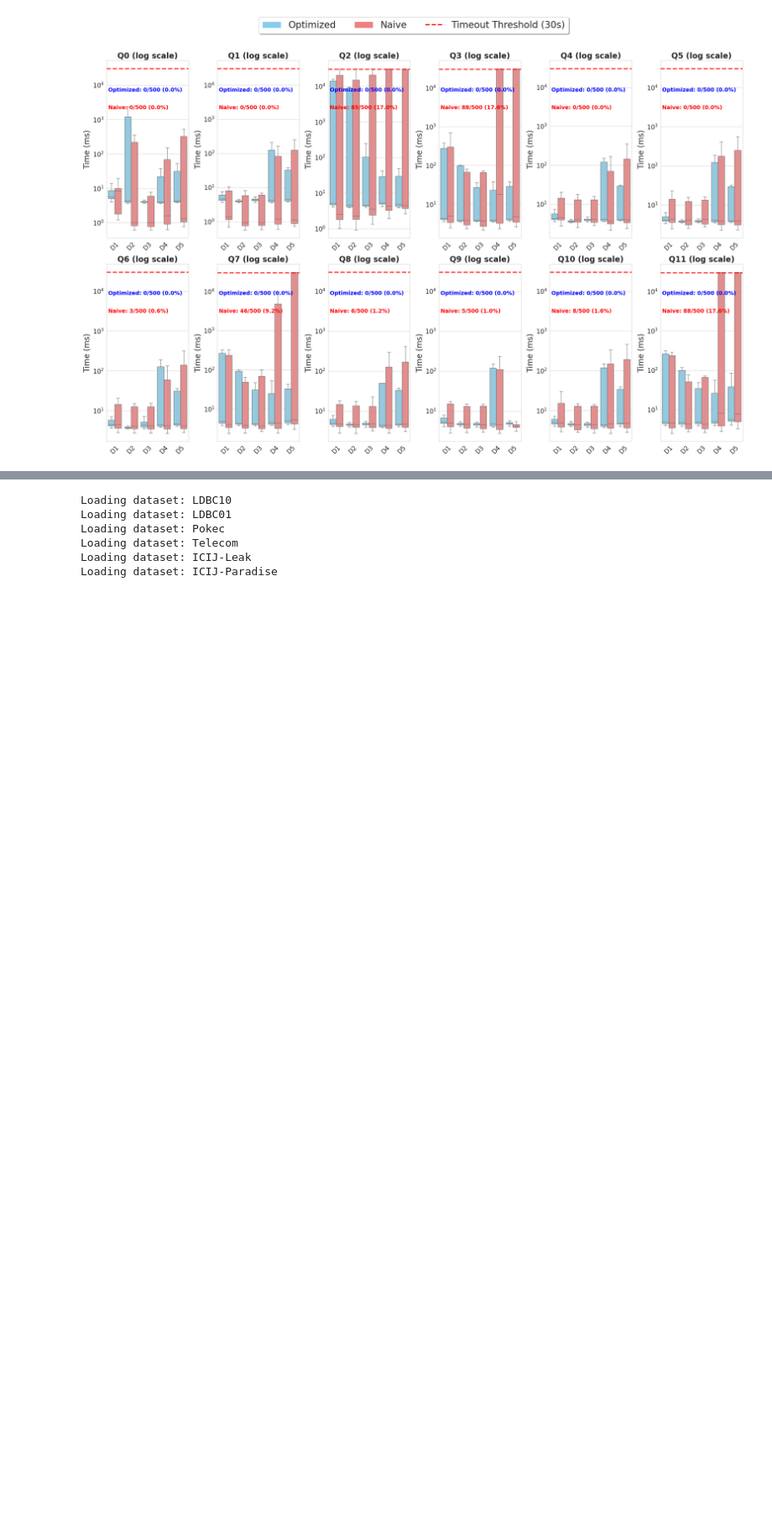
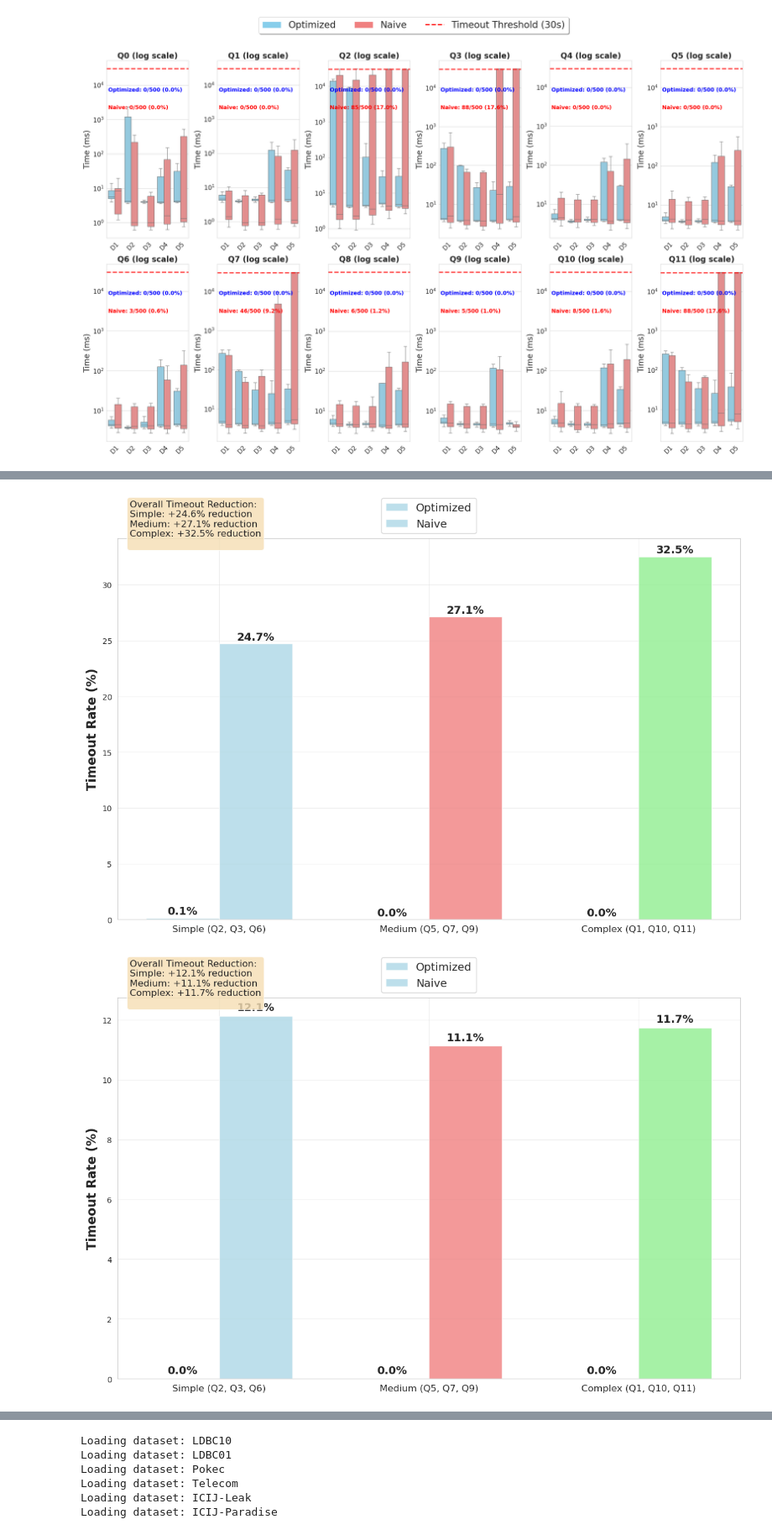
Before and after one commit to Wanshuiquan/MillenniumDB, a Jupyter notebook: evaluation/refine-case-study/case-studies.ipynb, the cells around one changed output, grey strips where cells are left out. Shown at 84% size. Saved outputs shown, nothing was run; the diff lists cells and outputs as text; code cells hidden in the pictures; blank space fills up the shorter version.

```diff
--- a/evaluation/refine-case-study/case-studies.ipynb
+++ b/evaluation/refine-case-study/case-studies.ipynb
@@ -748,0 +767,7 @@ plot_timeout_by_data_constraint("telecom/telecom_statistic.pkl", "telecom-naive/
+# %%
+plot_timeout_by_query_complexity("ldbc10/ldbc10_statistic.pkl", "ldbc10-naive/ldbc10_naive_statistic.pkl", ds="LDBC10", timeout=10)
+plot_timeout_by_query_complexity("pokec/pokec_statistic.pkl", "pokec-naive/pokec_naive_statistic.pkl", ds="Pokec", timeout=10)
+plot_timeout_by_query_complexity("telecom/telecom_statistic.pkl", "telecom-naive/telecom_naive_statistic.pkl", ds="Telecom", timeout=30)
+# %% [output]
+[figure, added]
+[figure, added]
```
Also changed, not shown: parts of 3 cells of this notebook, 14 other files.
